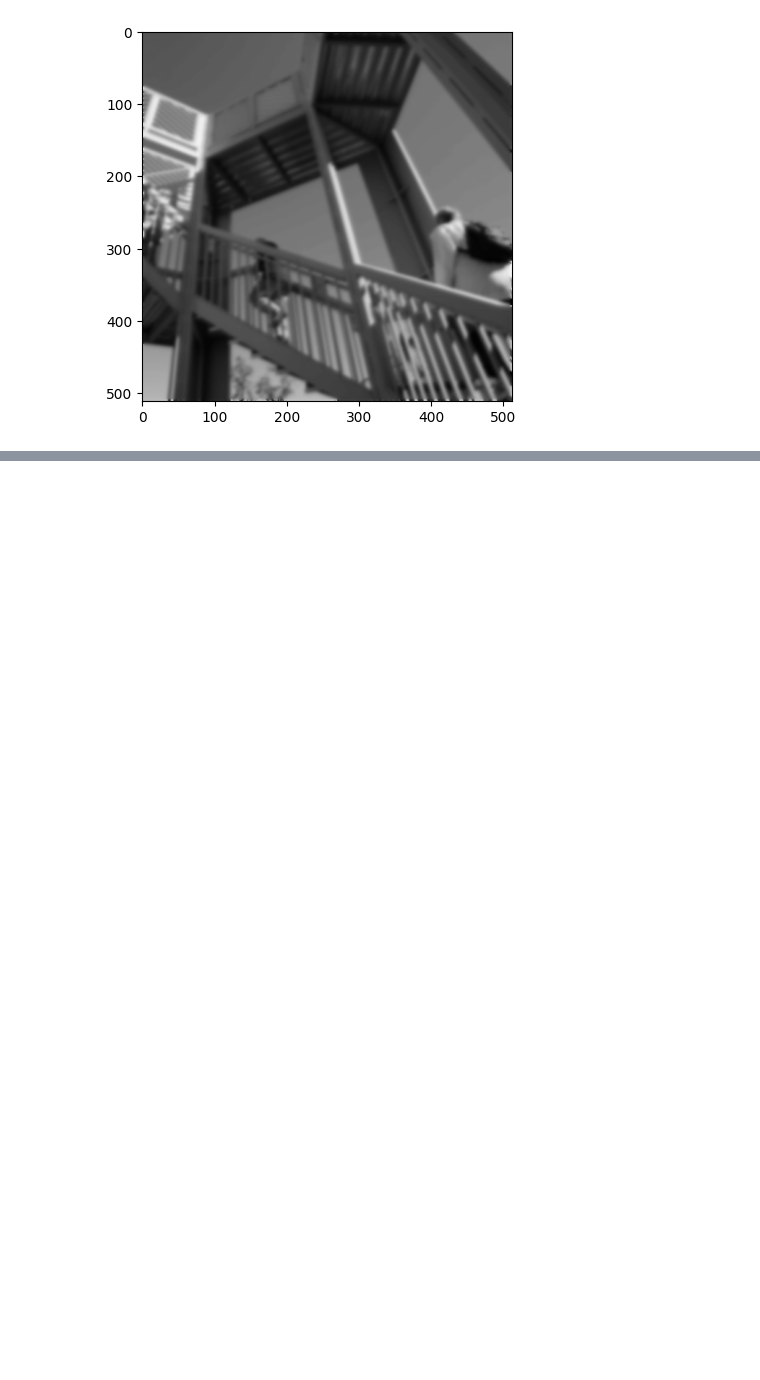
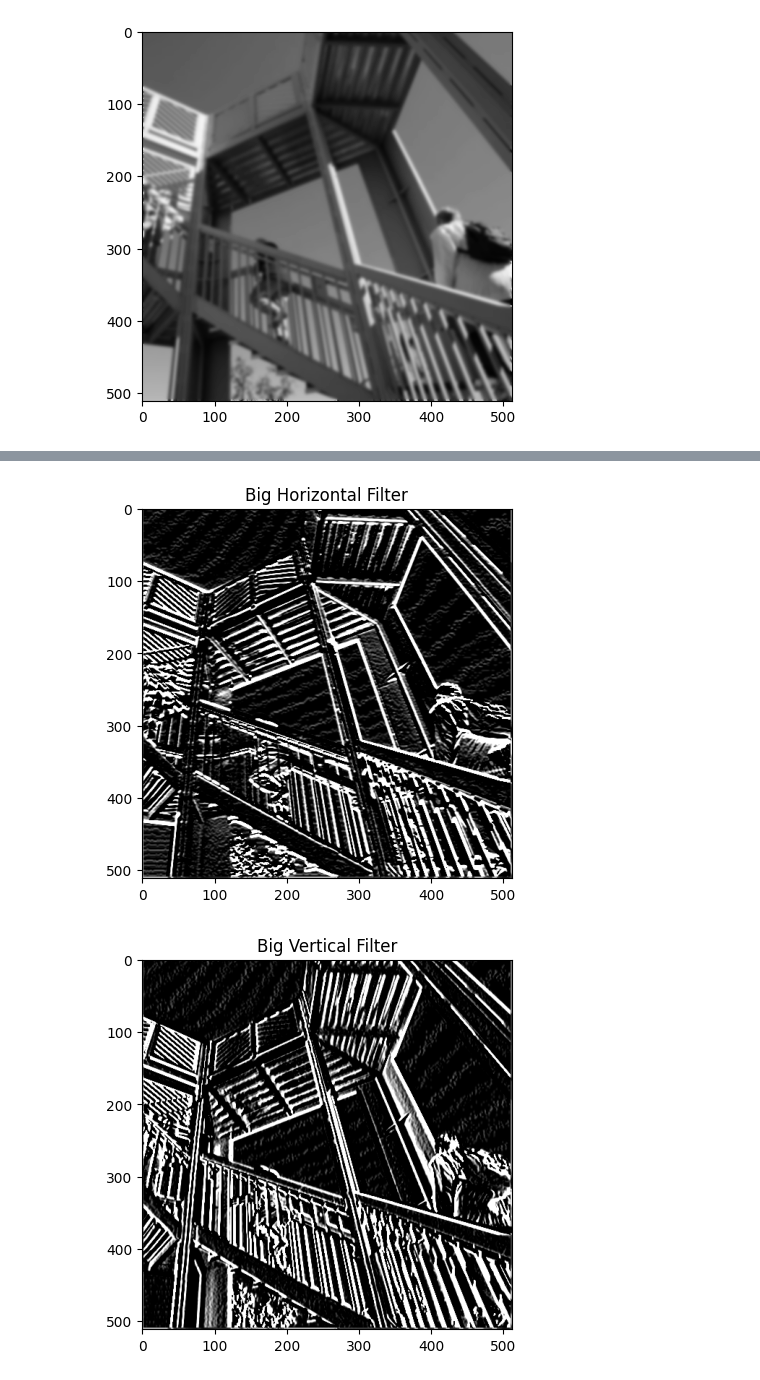
Before and after one commit to mihir1125/google-developer-pathways, a Jupyter notebook: Program neural networks with TensorFlow/cnn.ipynb, the cells around one changed output, grey strips where cells are left out. Cells and saved outputs as stored; diff of their text form; code cells hidden in the pictures; blank space fills up the shorter version.

```diff
--- a/Program neural networks with TensorFlow/cnn.ipynb
+++ b/Program neural networks with TensorFlow/cnn.ipynb
@@ -78,0 +108,28 @@ plt.show()
+# %%
+big_horizontal_filter = np.array([
+    [-1, -2, -4, -2, -1],
+    [-2, -4, -8, -4, -2],
+    [ 0,  0,  0,  0,  0],
+    [ 2,  4,  8,  4,  2],
+    [ 1,  2,  4,  2,  1]
+])
+
+big_vertical_filter = np.array([
+    [-1, -2,  0,  2,  1],
+    [-2, -4,  0,  4,  2],
+    [-4, -8,  0,  8,  4],
+    [-2, -4,  0,  4,  2],
+    [-1, -2,  0,  2,  1],
+])
+
+image = apply_filter(np.copy(i), big_horizontal_filter, STRIDE = 1)
+plt.imshow(image)
+plt.title("Big Horizontal Filter")
+plt.show()
+image = apply_filter(np.copy(i), big_vertical_filter, STRIDE = 1)
+plt.imshow(image)
+plt.title("Big Vertical Filter")
+plt.show()
+# %% [output]
+[figure, added]
+[figure, added]
```
Also changed, not shown: parts of 3 cells of this notebook.
